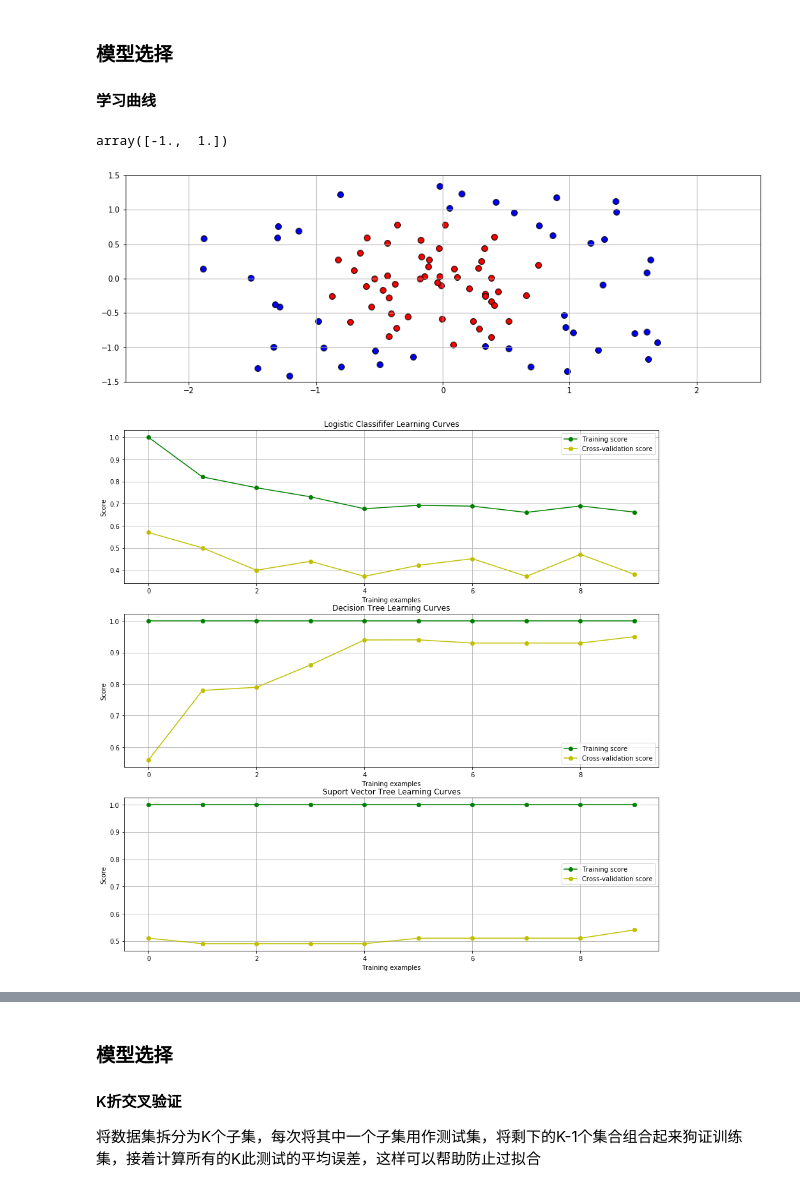
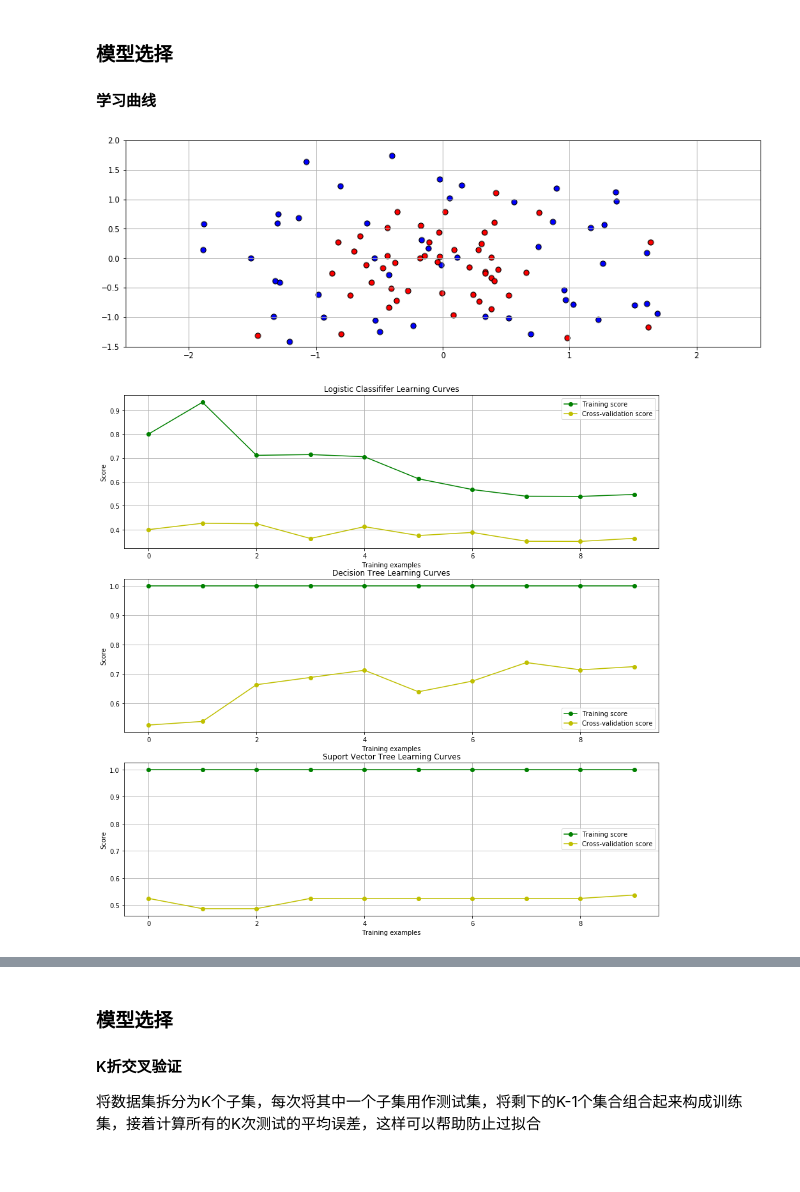
Before and after one commit to DepInjoy/PythonGrammarFoundation, a Jupyter notebook: jupyters/ML_Classifier.ipynb, the cells around one changed output, grey strips where cells are left out. Drawn from its saved outputs; the diff is of its cells as text; code cells hidden in the pictures.

```diff
--- a/jupyters/ML_Classifier.ipynb
+++ b/jupyters/ML_Classifier.ipynb
@@ -152,39 +152,31 @@ import pandas as  pd
 import numpy as np
 from sklearn.model_selection import train_test_split
 
-data = pd.read_csv('data/classifier_2.csv')
+data = pd.read_csv('data/classifier_3.csv')
 X = np.array(data[['x1', 'x2']])
 y = np.array(data['y'])
-'''
-测试集和训练集划分
-'''
-X_train, X_test, y_train, y_test = train_test_split(X,  y,  test_size = 0.25,  random_state=42)
-# %%
-data["y"].unique()
-# %% [output]
-array([-1.,  1.])
 # %%
 import math
 import matplotlib.pyplot as plt
 %matplotlib inline
 
 '''
 绘制数据的分布
 '''
 plt.figure(figsize=(15, 5))
-plt.scatter(X[np.argwhere(y==-1).flatten(),0], X[np.argwhere(y==-1).flatten(),1],
-            s = 60, color = 'blue', edgecolor = 'k', marker = "o")
+plt.scatter(X[np.argwhere(y==0).flatten(),0], X[np.argwhere(y==0).flatten(),1],
+            s = 50, color = 'blue', edgecolor = 'k', marker = "o")
 plt.scatter(X[np.argwhere(y==1).flatten(),0], X[np.argwhere(y==1).flatten(),1],
-            s = 60, color = 'red', edgecolor = 'k', marker = "o")
+            s = 50, color = 'red', edgecolor = 'k', marker = "o")
 
 x_min = math.floor(X.min()) - 0.5
 x_max = math.ceil(X.max()) + 0.5
-y_min = math.floor(y.min()) - 0.5
-y_max = math.ceil(y.max()) + 0.5
+y_min = math.floor(y.min()) - 1.5
+y_max = math.ceil(y.max()) + 1.0
 plt.xlim(x_min, x_max)
 plt.ylim(y_min, y_max)
 plt.grid(True)
 plt.tick_params(axis='x', which='both', bottom=True, top=False)
 plt.show()
 # %% [output]
-[figure, old version]
+[figure, new version]
@@ -194,9 +193,6 @@ from sklearn.ensemble import GradientBoostingClassifier
 from sklearn.svm import SVC
 from sklearn.model_selection import learning_curve
 
-# 固定随机数种子
-np.random.seed(55)
-# It is good to randomize the data before drawing Learning Curves
 '''
 在绘制学习曲线前，将数据随机化?
 '''
@@ -222,7 +218,7 @@ def draw_learning_curves(X, y, estimator, num_training):
     plt.ylabel("Score")
     plt.legend(loc="best")
 
-X2, y2 = randomize(X, y)
+X2, y2 = randomize(X_train, y_train)
 plt.figure(figsize=(15, 15))
 plt.subplot(311)
 
@@ -244,7 +240,7 @@ draw_learning_curves(X2, y2, SVCClassififer, 10)
 plt.title("Suport Vector Tree Learning Curves")
 plt.show()
 # %% [output]
-[figure, old version]
+[figure, new version]
 # %% [markdown]
 根据上述学习曲线的绘图结果我们可以得出：
 - 逻辑回归模型的训练集和验证集的测试得分都很低，根据学习曲线认为该模型欠拟合
@@ -258,4 +255,4 @@ plt.show()
 ### 模型选择
 
 #### K折交叉验证
-将数据集拆分为K个子集，每次将其中一个子集用作测试集，将剩下的K-1个集合组合起来狗证训练集，接着计算所有的K此测试的平均误差，这样可以帮助防止过拟合
+将数据集拆分为K个子集，每次将其中一个子集用作测试集，将剩下的K-1个集合组合起来构成训练集，接着计算所有的K次测试的平均误差，这样可以帮助防止过拟合
```
Also changed, not shown: parts of 6 cells of this notebook, 2 other files.
